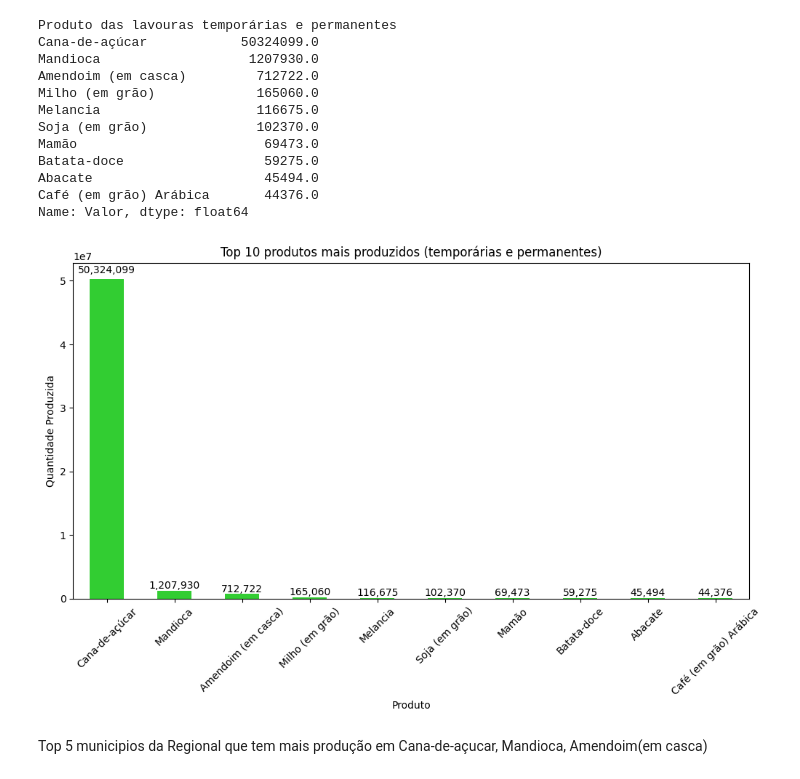
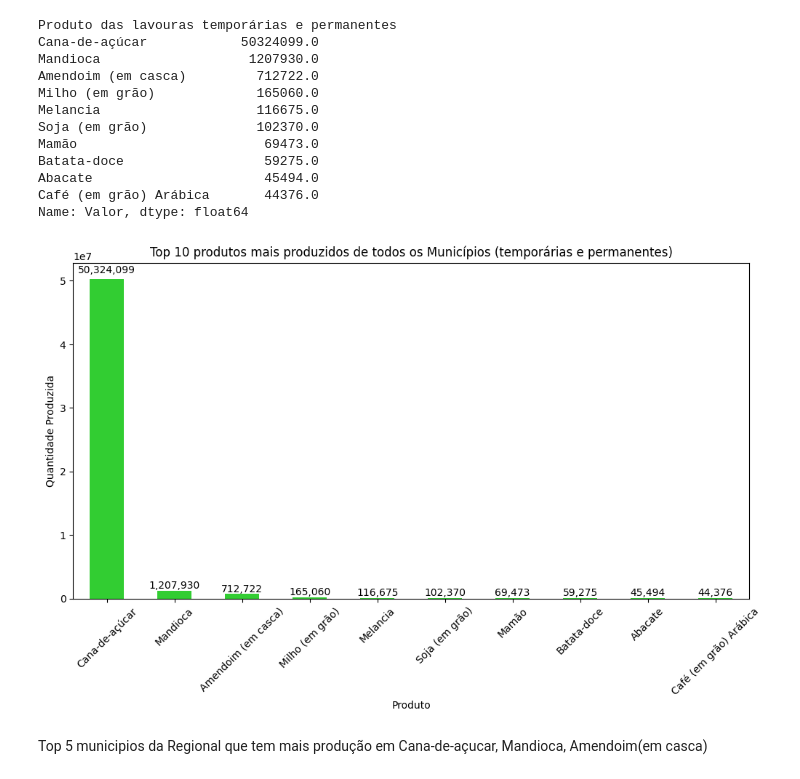
Before and after one commit to LuucasGabriel/PAM_IBGE, a Jupyter notebook: visualizando.ipynb, the cells around one changed output. Cells and saved outputs as stored; diff of their text form; code cells hidden in the pictures.

```diff
--- a/visualizando.ipynb
+++ b/visualizando.ipynb
@@ -22,7 +25,9 @@ pam_ibge.columns
 # %% [output]
 Index(['NC', 'NN', 'MN', 'V', 'D1C', 'D1N', 'D2N', 'D3N', 'D4N'], dtype='object')
 # %%
-pam_ibge.rename(columns={'NC': 'Nível Territorial (Código)', 'NN': 'Nível Territorial', 'MN': 'Unidade de Medida', 'V':'Valor', 'D1C': 'Município (Código)', 'D1N': 'Município', 'D2N': 'Variável', 'D3N': 'Ano', 'D4N':'Produto das lavouras temporárias e permanentes'}, inplace=True)
+pam_ibge.rename(columns={'NC': 'Nível Territorial (Código)', 'NN': 'Nível Territorial', 'MN': 'Unidade de Medida', 'V':'Valor',
+                         'D1C': 'Município (Código)', 'D1N': 'Município', 'D2N': 'Variável', 'D3N': 'Ano',
+                           'D4N':'Produto das lavouras temporárias e permanentes'}, inplace=True)
 pam_ibge.head(2)
 # %% [output]
 |  | Nível Territorial (Código) | Nível Territorial | Unidade de Medida | Valor | Município (Código) | Município | ... |
@@ -146,23 +188,23 @@ Name: Valor, dtype: float64
 # %%
 
 ax = prod_agrupados.head(10).plot(
     kind="bar",
     figsize=(12,6),
     color="#32CD32",
-    title="Top 10 produtos mais produzidos (temporárias e permanentes)"
+    title="Top 10 produtos mais produzidos de todos os Municípios (temporárias e permanentes)"
 )
 
 plt.ylabel("Quantidade Produzida")
 plt.xlabel("Produto")
 plt.xticks(rotation=45)
 
 # Adicionar os valores no topo das barras
 for i, v in enumerate(prod_agrupados.head(10)):
     ax.text(i, v + v*0.01, f"{v:,.0f}", ha='center', va='bottom')
 
 plt.show()
 # %% [output]
-[figure, old version]
+[figure, new version]
 # %% [markdown]
 Top 5 municipios da Regional que tem mais produção em Cana-de-açucar, Mandioca, Amendoim(em casca)
 # %%
```
Also changed, not shown: parts of 18 cells of this notebook, 1 other file.
